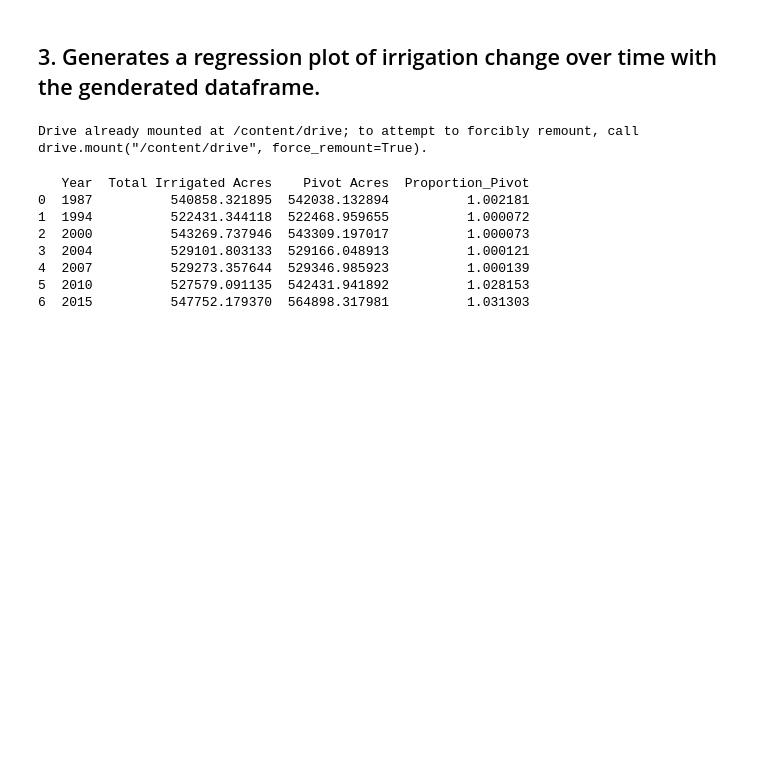
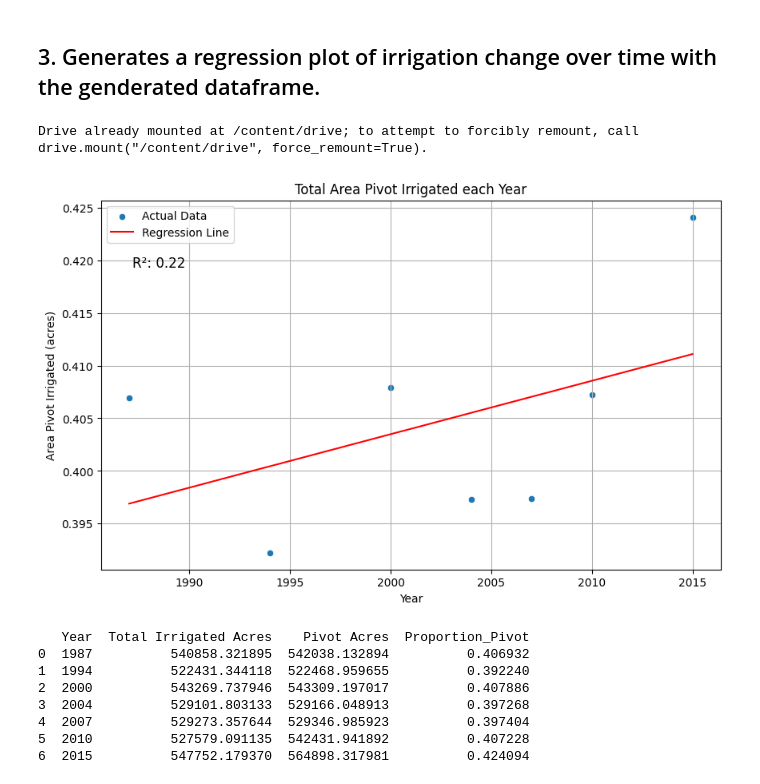
Before and after one commit to carlibeisel/irrigation_efficiency_change, a Jupyter notebook: pivot_irrigation.ipynb, the cells around one changed output. Cells and saved outputs as stored; diff of their text form; code cells hidden in the pictures; blank space fills up the shorter version.

Commit message:
redid metric to be proportion

```diff
--- a/pivot_irrigation.ipynb
+++ b/pivot_irrigation.ipynb
@@ -287,16 +333,53 @@ drive.mount('/content/drive')
 Drive already mounted at /content/drive; to attempt to forcibly remount, call drive.mount("/content/drive", force_remount=True).
 # %%
 df = pd.read_csv('/content/drive/MyDrive/Data/irrigation_shapefiles/irrigation_change.csv')
+# %%
+# Initialize and fit the linear regression model
+model = LinearRegression()
+X = df[['Year']]
+y = df['Proportion_Pivot']
+model.fit(X, y)
+
+# Predict values using the fitted model
+df['Predicted_Acres'] = model.predict(X)
+
+# Calculate the R² value
+r_squared = model.score(X, y)
+
+# Plot scatter plot and regression line
+plt.figure(figsize=(10, 6))
+sns.scatterplot(data=df, x='Year', y='Proportion_Pivot', marker='o', label='Actual Data')
+plt.plot(df['Year'], df['Predicted_Acres'], color='red', label='Regression Line')
+
+# Customize the plot
+plt.title('Total Area Pivot Irrigated each Year')
+plt.xlabel('Year')
+plt.ylabel('Area Pivot Irrigated (acres)')
+plt.grid(True)
+plt.legend()
+
+# Annotate the R² value on the plot
+plt.text(
+    0.05, 0.85, f'R²: {r_squared:.2f}',
+    transform=plt.gca().transAxes, fontsize=12, verticalalignment='top'
+)
+
+# Show the plot
+plt.show()
+# %% [output]
+[figure, added]
 # %%
 # Calculate proportion of pivot irrigated acres divided by total irrigated acres
-df['Proportion_Pivot'] = df['Pivot Acres'] / df['Total Irrigated Acres']
+total_irrigated_acres = 1332011.9111743707
+df['Proportion_Pivot'] = df['Pivot Acres'] / total_irrigated_acres
+#df['Proportion_Pivot'] = df['Pivot Acres'] / df['Total Irrigated Acres'] #old version
 print(df)
 # %% [output]
    Year  Total Irrigated Acres    Pivot Acres  Proportion_Pivot
-0  1987          540858.321895  542038.132894          1.002181
-1  1994          522431.344118  522468.959655          1.000072
-2  2000          543269.737946  543309.197017          1.000073
-3  2004          529101.803133  529166.048913          1.000121
-4  2007          529273.357644  529346.985923          1.000139
-5  2010          527579.091135  542431.941892          1.028153
-6  2015          547752.179370  564898.317981          1.031303
+0  1987          540858.321895  542038.132894          0.406932
+1  1994          522431.344118  522468.959655          0.392240
+2  2000          543269.737946  543309.197017          0.407886
+3  2004          529101.803133  529166.048913          0.397268
+4  2007          529273.357644  529346.985923          0.397404
+5  2010          527579.091135  542431.941892          0.407228
+6  2015          547752.179370  564898.317981          0.424094
```
Also changed, not shown: parts of 8 cells of this notebook.
